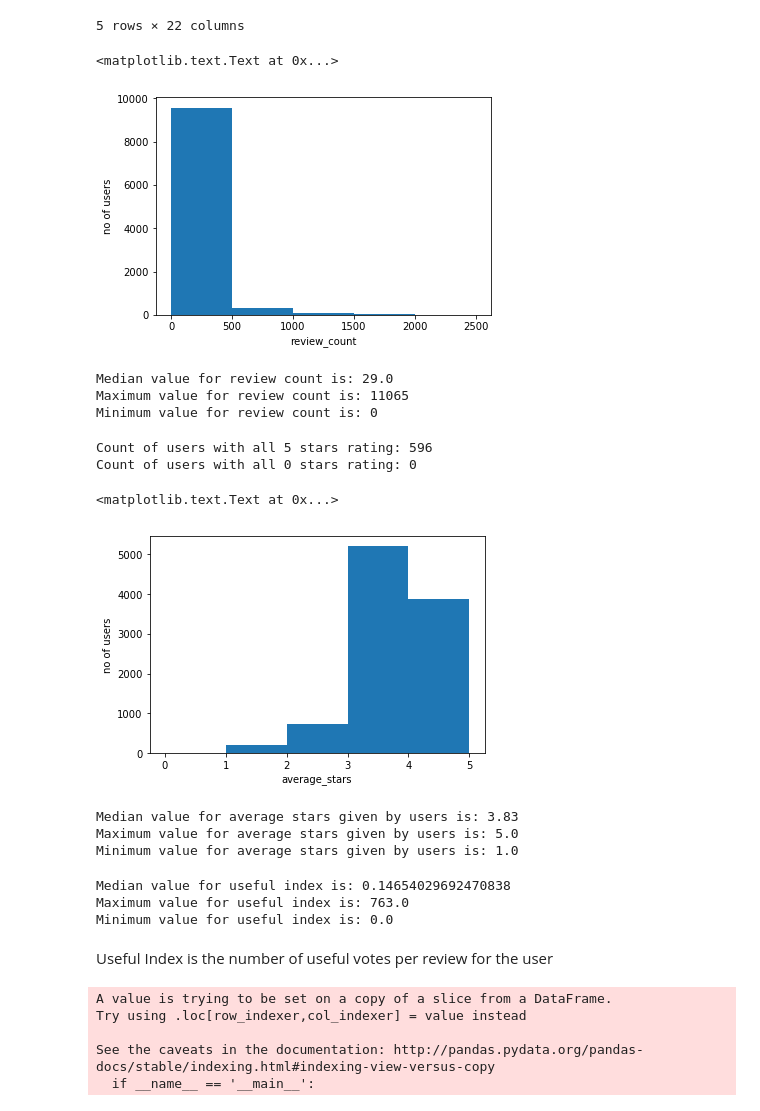
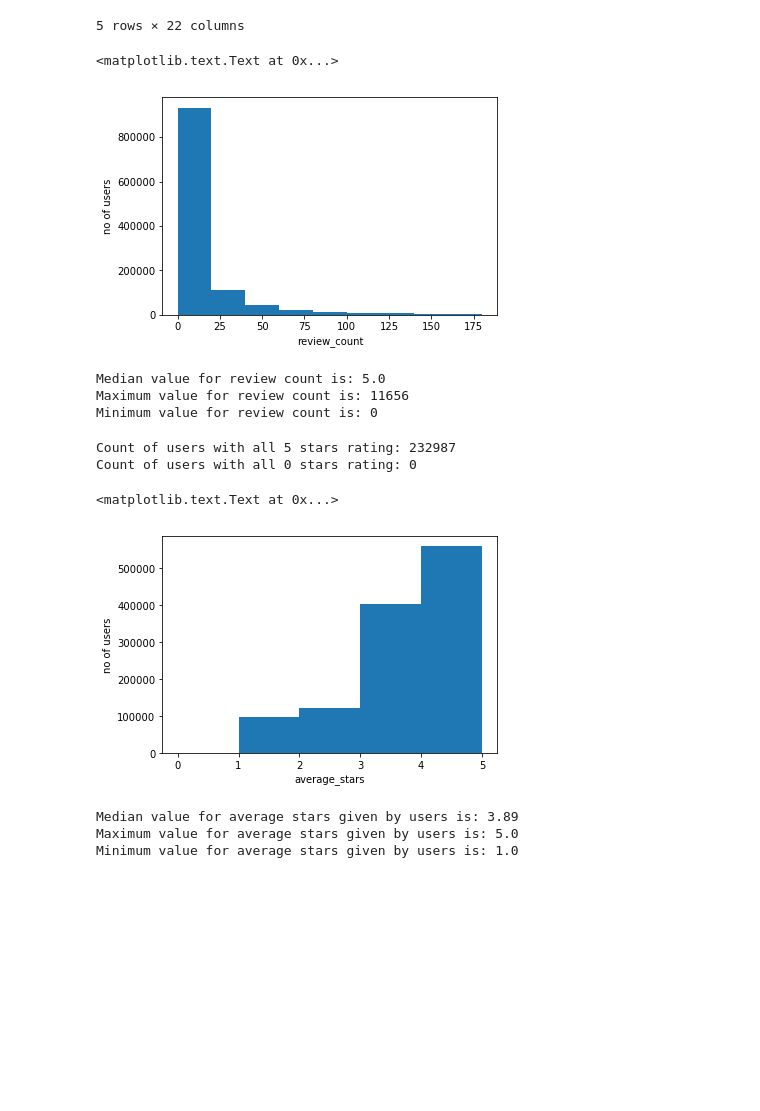
Before and after one commit to AbhayKasturia/YelpRecommendationSystem, a Jupyter notebook: analysis/users_data_exploration.ipynb, the cells around one changed output. Cells and saved outputs as stored; diff of their text form; code cells hidden in the pictures; blank space fills up the shorter version.

Commit message:
Add files via upload
Done for all users

```diff
--- a/analysis/users_data_exploration.ipynb
+++ b/analysis/users_data_exploration.ipynb
@@ -7,7 +7,7 @@ from datetime import datetime
 # %%
 df_user = pd.read_json('D:/desk_2104/CS Sem4/CS6220/Project/dataset/user.json', lines=True)
 # %%
-df_test = df_user.head(10000)
+df_test = df_user
 # %%
 total_users = len(df_test)
 # %%
@@ -36,12 +36,12 @@ df_test.head()
 5 rows × 22 columns
 # %%
 bins = range(0,3000, 500)
-plt.hist(df_test['review_count'], bins)
+plt.hist(df_test['review_count'], bins=range(0,200, 20))
 plt.xlabel('review_count')
 plt.ylabel('no of users')
 # %% [output]
 <matplotlib.text.Text at 0x...>
-[figure, old version]
+[figure, new version]
 # %%
 median_rc = df_test['review_count'].median()
 max_rc = df_test['review_count'].max()
@@ -51,8 +51,8 @@ print("Median value for review count is:", median_rc)
 print("Maximum value for review count is:", max_rc)
 print("Minimum value for review count is:", min_rc)
 # %% [output]
-Median value for review count is: 29.0
-Maximum value for review count is: 11065
+Median value for review count is: 5.0
+Maximum value for review count is: 11656
 Minimum value for review count is: 0
 # %%
 #Users with average stars as 5 or 0
@@ -61,7 +61,7 @@ c_avg_0star = len(df_test.loc[df_test['average_stars'] == 0.00])
 print("Count of users with all 5 stars rating:", c_avg_5star)
 print("Count of users with all 0 stars rating:", c_avg_0star)
 # %% [output]
-Count of users with all 5 stars rating: 596
+Count of users with all 5 stars rating: 232987
 Count of users with all 0 stars rating: 0
 # %%
 bins = range(0,6, 1)
@@ -70,7 +70,7 @@ plt.xlabel('average_stars')
 plt.ylabel('no of users')
 # %% [output]
 <matplotlib.text.Text at 0x...>
-[figure, old version]
+[figure, new version]
 # %%
 median_avg_stars = df_test['average_stars'].median()
 max_avg_stars = df_test['average_stars'].max()
@@ -80,34 +80,14 @@ print("Median value for average stars given by users is:", median_avg_stars)
 print("Maximum value for average stars given by users is:", max_avg_stars)
 print("Minimum value for average stars given by users is:", min_avg_stars)
 # %% [output]
-Median value for average stars given by users is: 3.83
+Median value for average stars given by users is: 3.89
 Maximum value for average stars given by users is: 5.0
 Minimum value for average stars given by users is: 1.0
-# %%
-#users with useful revies (calculated by useful/review_count)
-median_useful = (df_test['useful']/df_test['review_count']).median()
-max_useful = (df_test['useful']/df_test['review_count']).max()
-min_useful = (df_test['useful']/df_test['review_count']).min()
-print("Median value for useful index is:", median_useful)
-print("Maximum value for useful index is:", max_useful)
-print("Minimum value for useful index is:", min_useful)
-# %% [output]
-Median value for useful index is: 0.14654029692470838
-Maximum value for useful index is: 763.0
-Minimum value for useful index is: 0.0
-# %% [markdown]
-Useful Index is the number of useful votes per review for the user
 # %%
 min_date = min(df_test['yelping_since'])
 max_date = max(df_test['yelping_since'])
 # %%
 df_test['yelping_since'] = pd.to_datetime(df_test['yelping_since'])
-# %% [output]
-A value is trying to be set on a copy of a slice from a DataFrame.
-Try using .loc[row_indexer,col_indexer] = value instead
-
-See the caveats in the documentation: http://pandas.pydata.org/pandas-docs/stable/indexing.html#indexing-view-versus-copy
-  if __name__ == '__main__':
 # %%
 count_list = df_test.groupby(df_test['yelping_since'].map(lambda y: y.year)).count()['yelping_since']
 # %%
```
Also changed, not shown: parts of 3 cells of this notebook.
